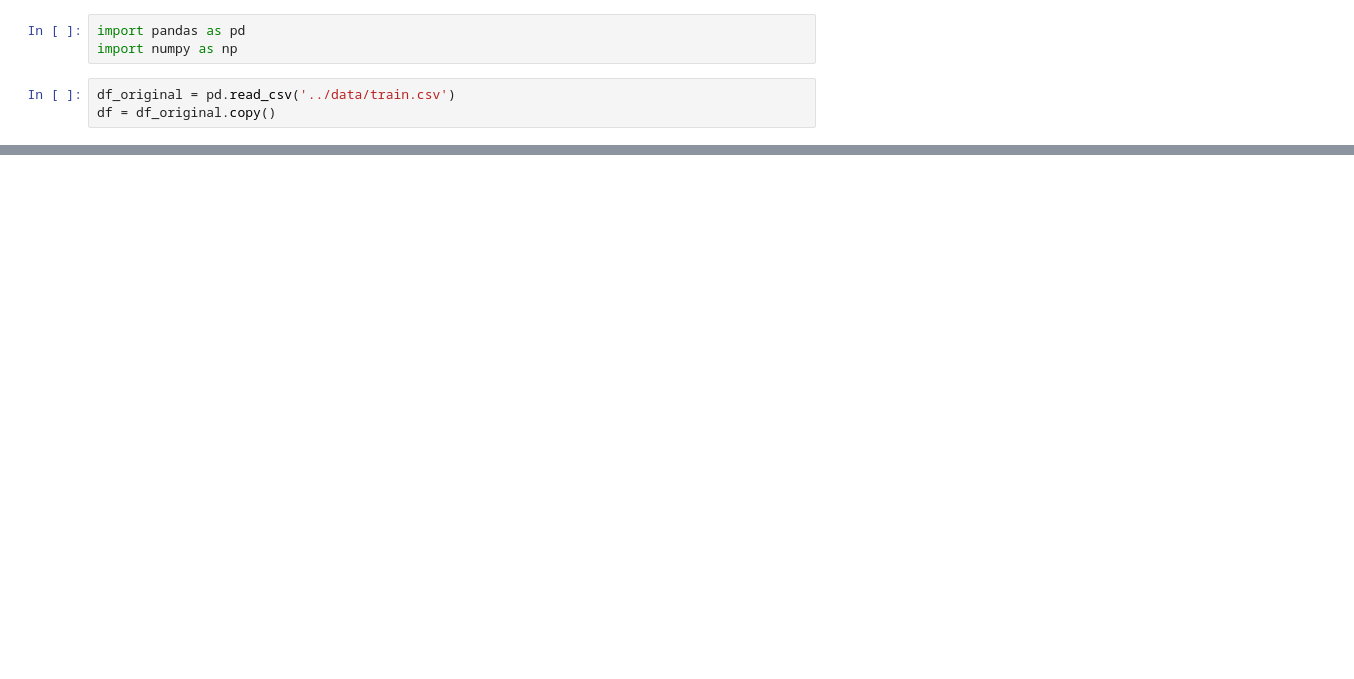
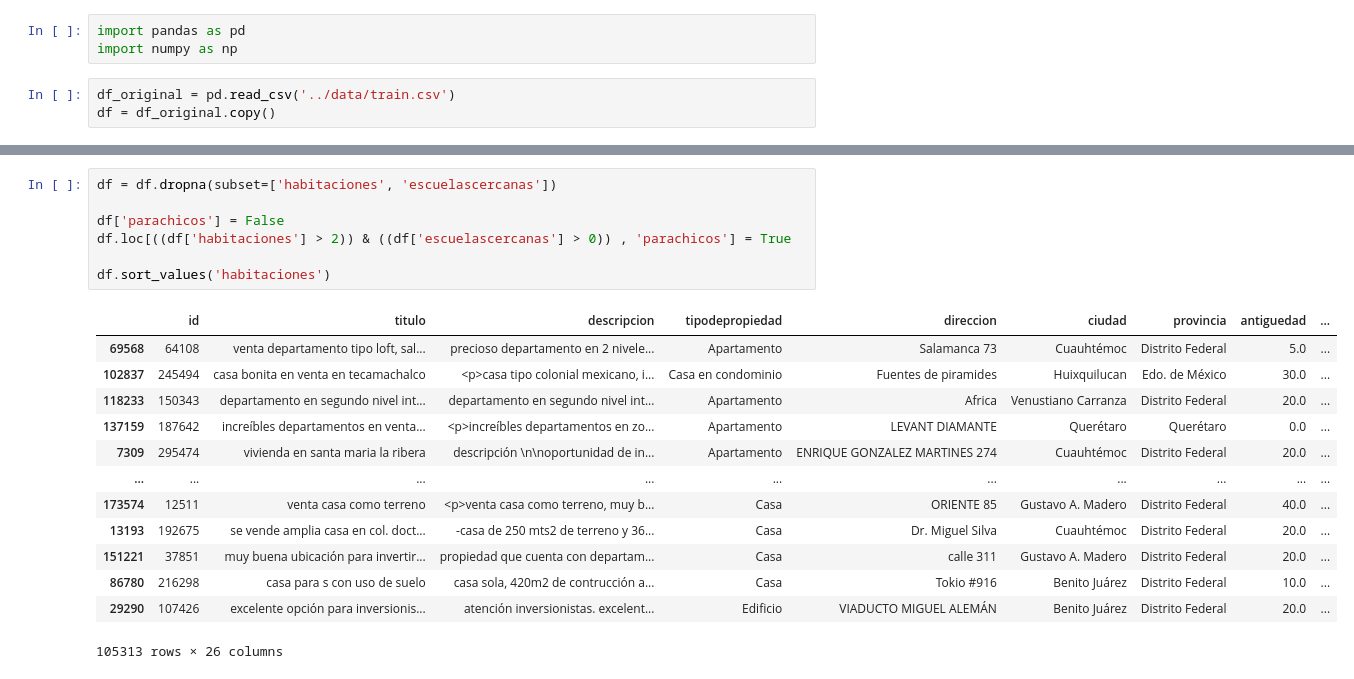
Before and after one commit to ToOrtner/Data-Analysis-properties, a Jupyter notebook: metnum-tp3-2020-1c/notebooks/feat_ranking_city.ipynb, the cells around one changed output, grey strips where cells are left out. Drawn from its saved outputs; the diff is of its cells as text; blank space fills up the shorter version.

```diff
--- a/metnum-tp3-2020-1c/notebooks/feat_ranking_city.ipynb
+++ b/metnum-tp3-2020-1c/notebooks/feat_ranking_city.ipynb
@@ -42,0 +76,21 @@ for c in ciudades:
+# %%
+df = df.dropna(subset=['habitaciones', 'escuelascercanas'])
+
+df['parachicos'] = False
+df.loc[((df['habitaciones'] > 2)) & ((df['escuelascercanas'] > 0)) , 'parachicos'] = True
+
+df.sort_values('habitaciones')
+# %% [output]
+|  | id | titulo | descripcion | tipodepropiedad | direccion | ciudad | provincia | antiguedad | ... |
+| 69568 | 64108 | venta departamento tipo loft, sal... | precioso departamento en 2 nivele... | Apartamento | Salamanca 73 | Cuauhtémoc | Distrito Federal | 5.0 | ... |
+| 102837 | 245494 | casa bonita en venta en tecamachalco | <p>casa tipo colonial mexicano, i... | Casa en condominio | Fuentes de piramides | Huixquilucan | Edo. de México | 30.0 | ... |
+| 118233 | 150343 | departamento en segundo nivel int... | departamento en segundo nivel int... | Apartamento | Africa | Venustiano Carranza | Distrito Federal | 20.0 | ... |
+| 137159 | 187642 | increíbles departamentos en venta... | <p>increíbles departamentos en zo... | Apartamento | LEVANT DIAMANTE | Querétaro | Querétaro | 0.0 | ... |
+| 7309 | 295474 | vivienda en santa maria la ribera | descripción \n\noportunidad de in... | Apartamento | ENRIQUE GONZALEZ MARTINES 274 | Cuauhtémoc | Distrito Federal | 20.0 | ... |
+| ... | ... | ... | ... | ... | ... | ... | ... | ... | ... |
+| 173574 | 12511 | venta casa como terreno | <p>venta casa como terreno, muy b... | Casa | ORIENTE 85 | Gustavo A. Madero | Distrito Federal | 40.0 | ... |
+| 13193 | 192675 | se vende amplia casa en col. doct... | -casa de 250 mts2 de terreno y 36... | Casa | Dr. Miguel Silva | Cuauhtémoc | Distrito Federal | 20.0 | ... |
+| 151221 | 37851 | muy buena ubicación para invertir... | propiedad que cuenta con departam... | Casa | calle 311 | Gustavo A. Madero | Distrito Federal | 20.0 | ... |
+| 86780 | 216298 | casa para s con uso de suelo | casa sola, 420m2 de contrucción a... | Casa | Tokio #916 | Benito Juárez | Distrito Federal | 10.0 | ... |
+| 29290 | 107426 | excelente opción para inversionis... | atención inversionistas. excelent... | Edificio | VIADUCTO MIGUEL ALEMÁN | Benito Juárez | Distrito Federal | 20.0 | ... |
+105313 rows × 26 columns
```
Also changed, not shown: parts of 6 cells of this notebook, 1 other file.
